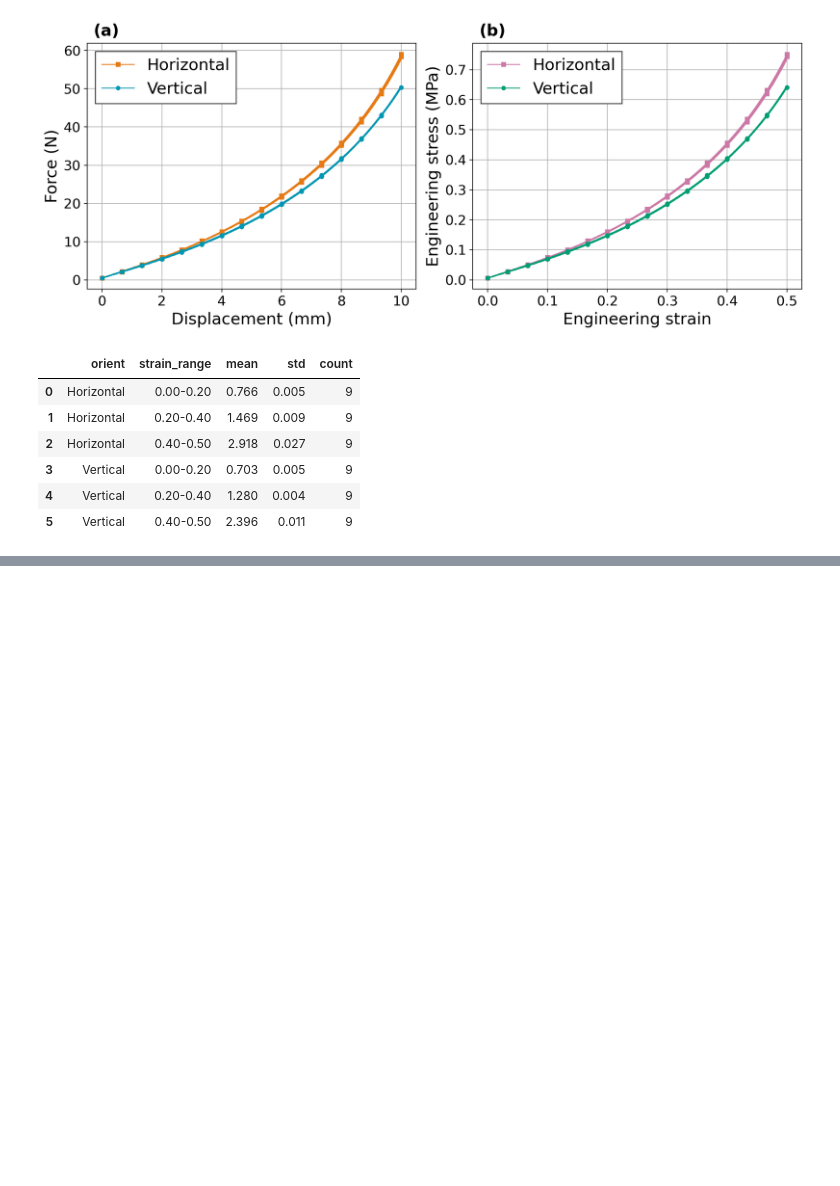
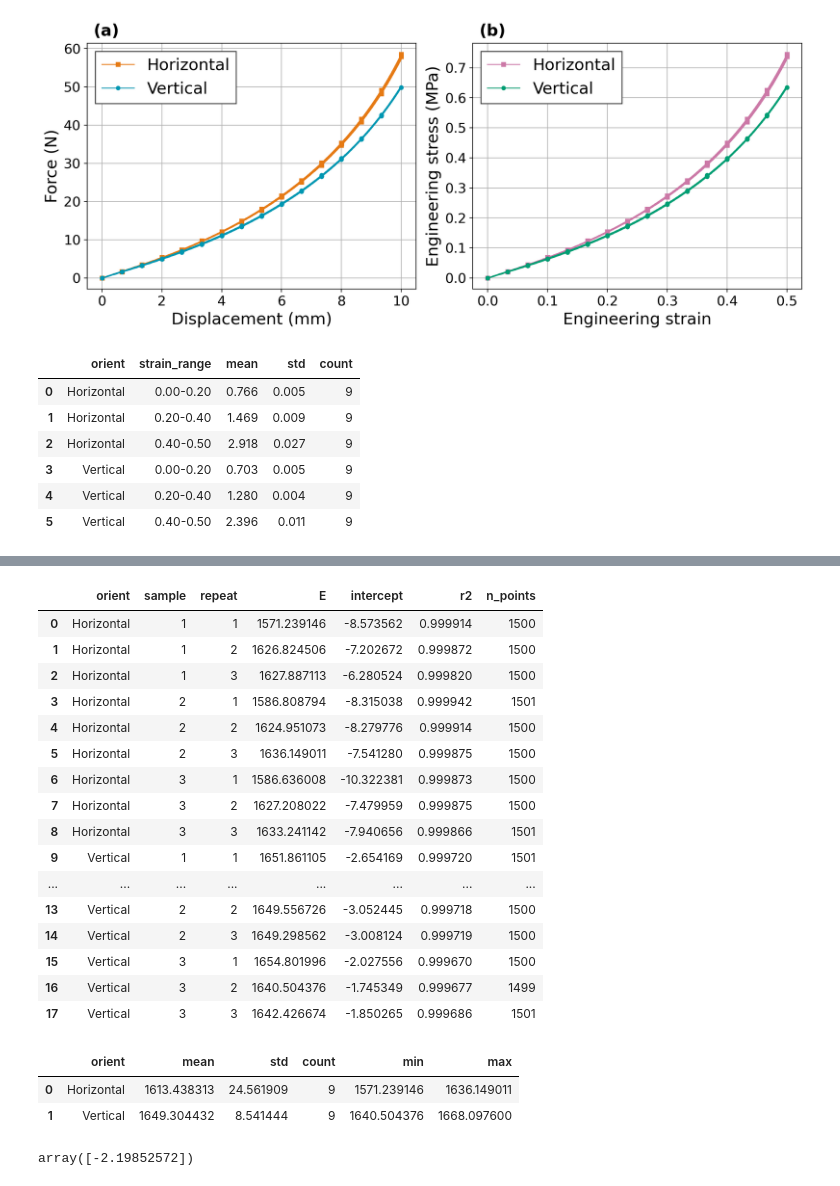
Before and after one commit to MattyOram/phd, a Jupyter notebook: WorkPackages/TMCJ-Contact/Experimental/notebooks/Experiments/cylinders/cylinders1.ipynb, the cells around one changed output, grey strips where cells are left out. Saved outputs shown, nothing was run; the diff lists cells and outputs as text; code cells hidden in the pictures; blank space fills up the shorter version.

```diff
--- a/WorkPackages/TMCJ-Contact/Experimental/notebooks/Experiments/cylinders/cylinders1.ipynb
+++ b/WorkPackages/TMCJ-Contact/Experimental/notebooks/Experiments/cylinders/cylinders1.ipynb
@@ -441,0 +676,68 @@ array([13.98772886, 14.90531729, 15.4503848 ])
+# %%
+# -------------------------------------------------------------------
+# 1. Modulus between chosen strain range
+# -------------------------------------------------------------------
+
+def calculate_modulus(
+    df,
+    strain_min=0.01,
+    strain_max=0.035,
+    group_cols=("orient", "sample", "repeat"),
+):
+    rows = []
+
+    for keys, g in df.groupby(list(group_cols), sort=False):
+        g_fit = g[(g["strain"] >= strain_min) & (g["strain"] <= strain_max)]
+
+        slope, intercept, r_value, p_value, std_err = linregress(
+            g_fit["strain"],
+            g_fit["stress"]
+        )
+
+        rows.append({
+            **dict(zip(group_cols, keys)),
+            "E": slope,
+            "intercept": intercept,
+            "r2": r_value**2,
+            "n_points": len(g_fit),
+        })
+
+    return pd.DataFrame(rows)
+# %%
+# Calculate modulus for each sample-repeat curve
+modulus_df = calculate_modulus(df, strain_min=0.01, strain_max=0.035)
+modulus_df
+# %% [output]
+|  | orient | sample | repeat | E | intercept | r2 | n_points |
+| 0 | Horizontal | 1 | 1 | 1571.239146 | -8.573562 | 0.999914 | 1500 |
+| 1 | Horizontal | 1 | 2 | 1626.824506 | -7.202672 | 0.999872 | 1500 |
+| 2 | Horizontal | 1 | 3 | 1627.887113 | -6.280524 | 0.999820 | 1500 |
+| 3 | Horizontal | 2 | 1 | 1586.808794 | -8.315038 | 0.999942 | 1501 |
+| 4 | Horizontal | 2 | 2 | 1624.951073 | -8.279776 | 0.999914 | 1500 |
+| 5 | Horizontal | 2 | 3 | 1636.149011 | -7.541280 | 0.999875 | 1500 |
+| 6 | Horizontal | 3 | 1 | 1586.636008 | -10.322381 | 0.999873 | 1500 |
+| 7 | Horizontal | 3 | 2 | 1627.208022 | -7.479959 | 0.999875 | 1500 |
+| 8 | Horizontal | 3 | 3 | 1633.241142 | -7.940656 | 0.999866 | 1501 |
+| 9 | Vertical | 1 | 1 | 1651.861105 | -2.654169 | 0.999720 | 1501 |
+| ... | ... | ... | ... | ... | ... | ... | ... |
+| 13 | Vertical | 2 | 2 | 1649.556726 | -3.052445 | 0.999718 | 1500 |
+| 14 | Vertical | 2 | 3 | 1649.298562 | -3.008124 | 0.999719 | 1500 |
+| 15 | Vertical | 3 | 1 | 1654.801996 | -2.027556 | 0.999670 | 1500 |
+| 16 | Vertical | 3 | 2 | 1640.504376 | -1.745349 | 0.999677 | 1499 |
+| 17 | Vertical | 3 | 3 | 1642.426674 | -1.850265 | 0.999686 | 1501 |
+# %%
+modulus_by_orient = (
+    modulus_df
+    .groupby("orient")["E"]
+    .agg(["mean", "std", "count", "min", "max"])
+    .reset_index()
+)
+modulus_by_orient # Vertical is more than 1 standard deviation stiffer than horizontal (~3 orders of magnitude stiffer than elastico)
+# %% [output]
+|  | orient | mean | std | count | min | max |
+| 0 | Horizontal | 1613.438313 | 24.561909 | 9 | 1571.239146 | 1636.149011 |
+| 1 | Vertical | 1649.304432 | 8.541444 | 9 | 1640.504376 | 1668.097600 |
+# %%
+relative_difference(modulus_by_orient, 'mean')
+# %% [output]
+array([-2.19852572])
```
Also changed, not shown: parts of 19 cells of this notebook.
